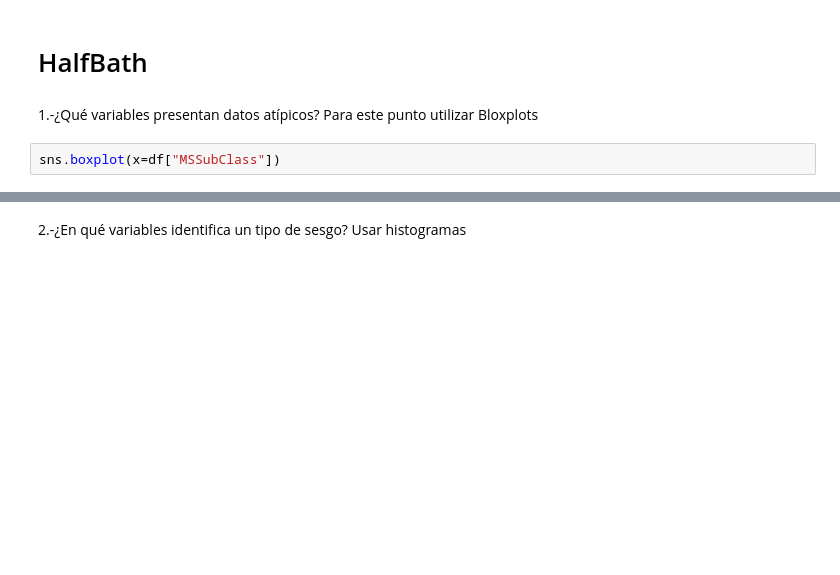
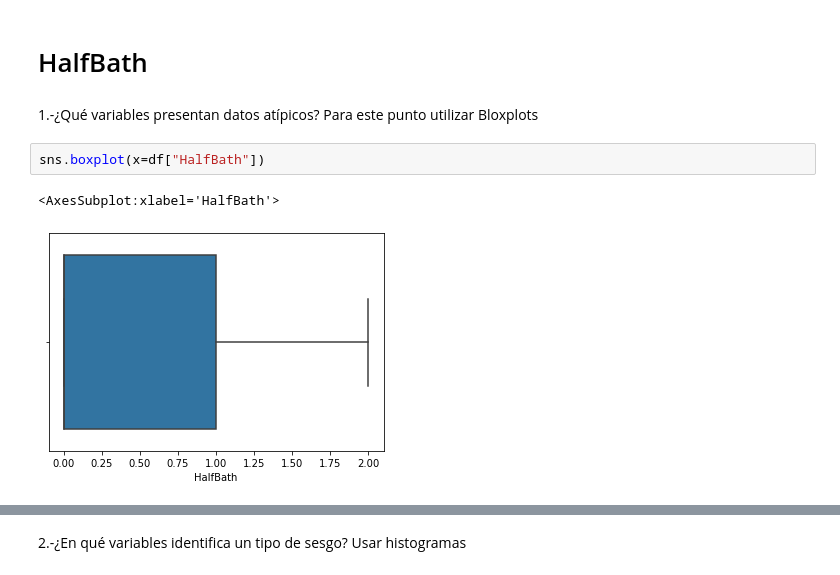
Before and after one commit to gabycor/mavericks_IA, a Jupyter notebook: Comprensión de los datos.ipynb, the cells around one changed output, grey strips where cells are left out. Saved outputs shown, nothing was run; the diff lists cells and outputs as text; blank space fills up the shorter version.

```diff
--- a/Comprensión de los datos.ipynb
+++ b/Comprensión de los datos.ipynb
@@ -808,7 +819,10 @@ En este caso, debido a que la medida de tendencia que se seleccionó es la media
 # %% [markdown]
 1.-¿Qué variables presentan datos atípicos? Para este punto utilizar Bloxplots
 # %%
-sns.boxplot(x=df["MSSubClass"])
+sns.boxplot(x=df["HalfBath"])
+# %% [output]
+<AxesSubplot:xlabel='HalfBath'>
+[figure, added]
 # %% [markdown]
 ![image.png](attachment:image.png)
 # %% [markdown]
```
Also changed, not shown: parts of 242 cells of this notebook.
